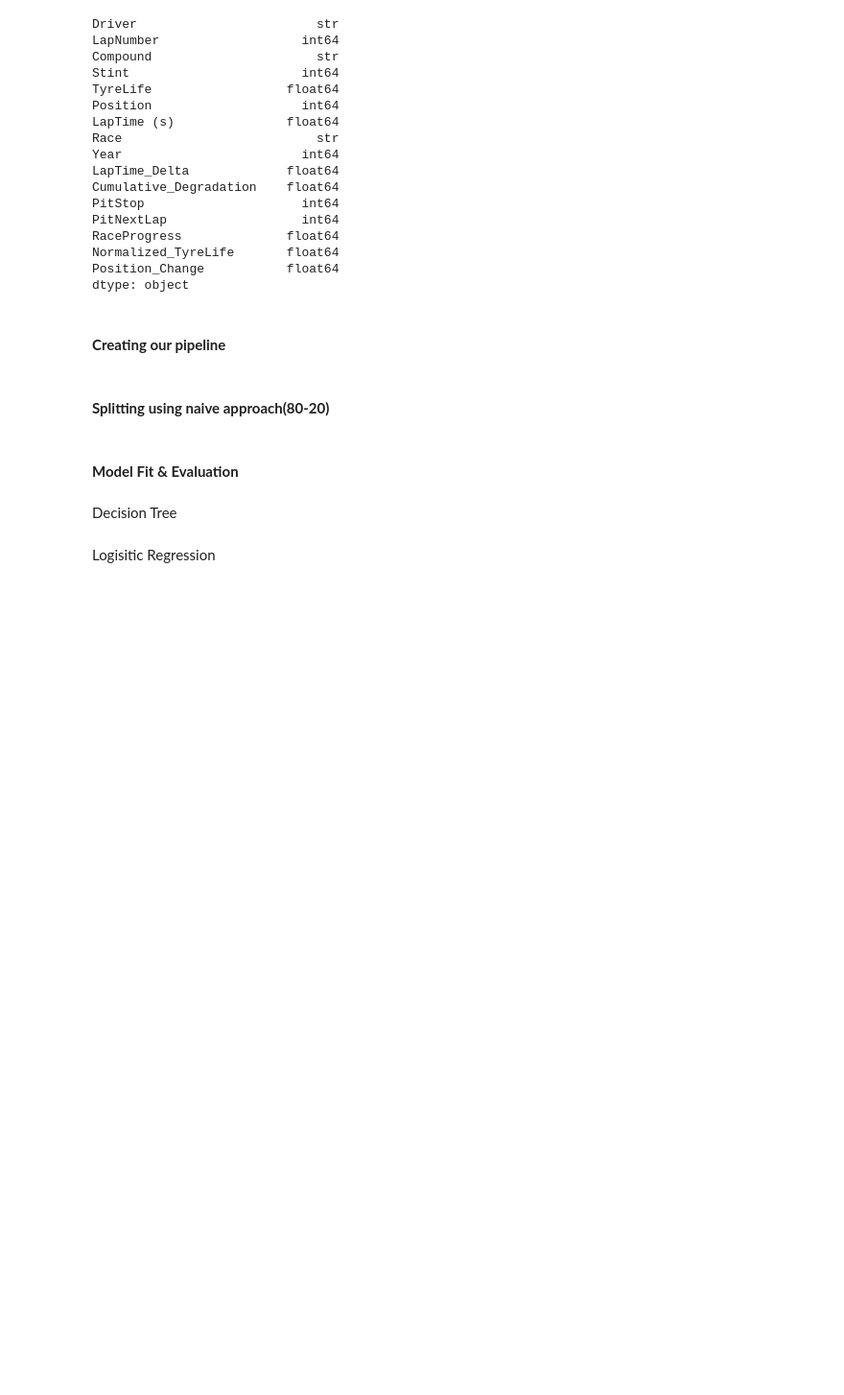
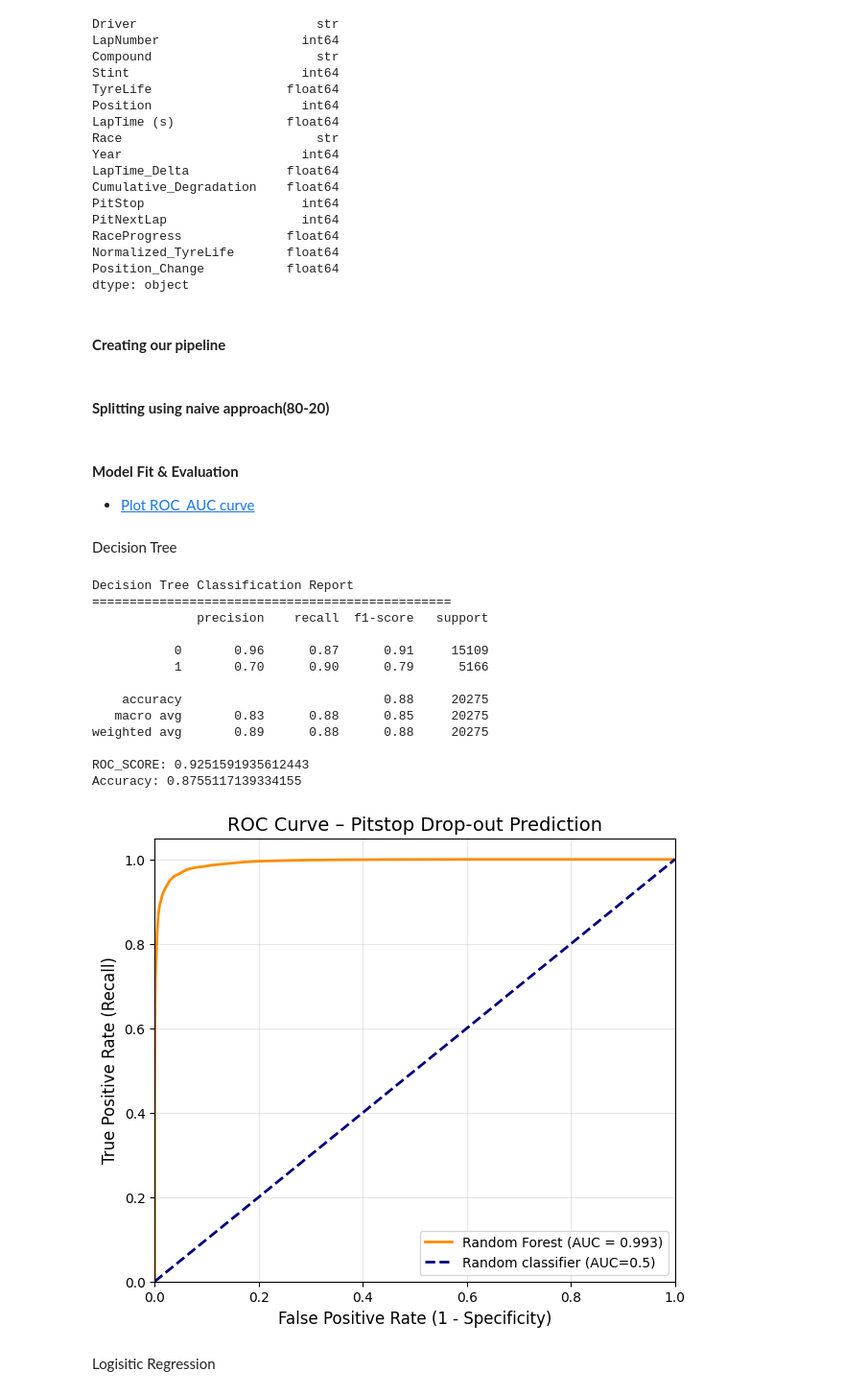
Before and after one commit to JosephRidge/ML-101, a Jupyter notebook: model_evaluation/model_eval.ipynb, the cells around one changed output. Shown at 96% size. Saved outputs shown, nothing was run; the diff lists cells and outputs as text; code cells hidden in the pictures; blank space fills up the shorter version.

```diff
--- a/model_evaluation/model_eval.ipynb
+++ b/model_evaluation/model_eval.ipynb
@@ -90,23 +90,62 @@ X = df.drop(columns = ['PitNextLap']) # features
 y = df['PitNextLap'] # target
 y = pd.DataFrame(y)
 X_train, X_test, y_train, y_test = train_test_split(X, y, test_size=0.2, random_state=42, stratify=y)
-# %%
-# print("Random Forest")
-# print(classification_report(y_test, y_pred_rf))
-# print(roc_auc_score(y_test, y_prob_rf))
-
-def evaluate(model, y_test, y_pred, y_prob):
-    print("Random Forest")
-    print(classification_report(y_test, y_pred_rf))
-    display(roc_auc_score(y_test, y_prob_rf))
-# %% [markdown]
-#### **Model Fit & Evaluation**
+# %%
+# print("Random Forest")
+# print(classification_report(y_test, y_pred_rf))
+# print(roc_auc_score(y_test, y_prob_rf))
+
+
+def plotROC(y_test, y_prob):
+    fpr, tpr, thresholds = roc_curve(y_test, y_prob_rf)
+    roc_auc = auc(fpr, tpr)
+    plt.figure(figsize=(7,6))
+    plt.plot(fpr, tpr, color='darkorange', lw=2, label=f'Random Forest (AUC = {roc_auc:.3f})')
+    plt.plot([0, 1], [0, 1], color='navy', lw=2, linestyle='--', label='Random classifier (AUC=0.5)')
+    plt.xlim([0.0, 1.0])
+    plt.ylim([0.0, 1.05])
+    plt.xlabel('False Positive Rate (1 - Specificity)', fontsize=12)
+    plt.ylabel('True Positive Rate (Recall)', fontsize=12)
+    plt.title('ROC Curve – Pitstop Drop-out Prediction', fontsize=14)
+    plt.legend(loc="lower right")
+    plt.grid(alpha=0.3)
+    plt.show()
+
+
+def evaluate(model_name,model, y_test, y_pred, y_prob):
+    print(f"{model_name} Classification Report")
+    print("================================================")
+    print(classification_report(y_test, y_pred))
+    print(f"ROC_SCORE: {roc_auc_score(y_test, y_prob)}")
+    print(f"Accuracy: {accuracy_score(y_pred=y_pred, y_true=y_test)}")
+    plotROC(y_test=y_test, y_prob=y_prob)
+# %% [markdown]
+#### **Model Fit & Evaluation**
+
+- [Plot ROC_AUC curve](https://scikit-learn.org/stable/auto_examples/model_selection/plot_roc.html)
 # %% [markdown]
 Decision Tree
 # %%
 pipeline_dt.fit(X_train, y_train)
 y_pred_dt = pipeline_dt.predict(X_test)
 y_prob_dt = pipeline_dt.predict_proba(X_test)[:,1]
+# %%
+evaluate("Decision Tree", pipeline_dt, y_test=y_test, y_pred=y_pred_dt, y_prob=y_prob_dt)
+# %% [output]
+Decision Tree Classification Report
+================================================
+              precision    recall  f1-score   support
+
+           0       0.96      0.87      0.91     15109
+           1       0.70      0.90      0.79      5166
+
+    accuracy                           0.88     20275
+   macro avg       0.83      0.88      0.85     20275
+weighted avg       0.89      0.88      0.88     20275
+
+ROC_SCORE: 0.9251591935612443
+Accuracy: 0.8755117139334155
+[figure, added]
 # %% [markdown]
 Logisitic Regression
 # %%
```
Also changed, not shown: parts of 5 cells of this notebook.
